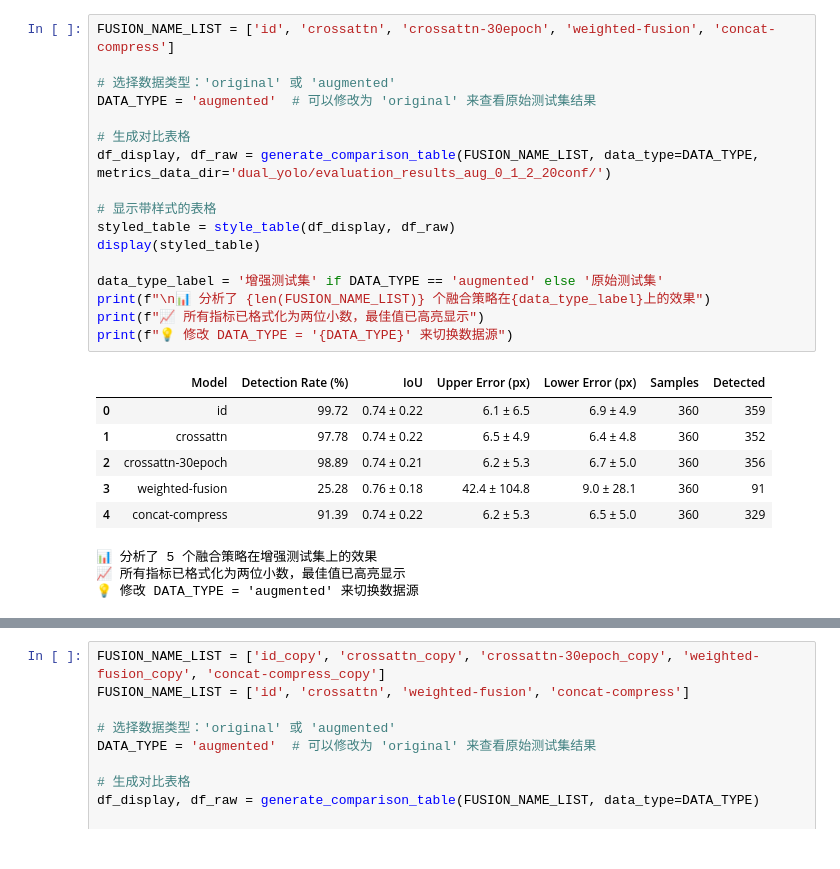
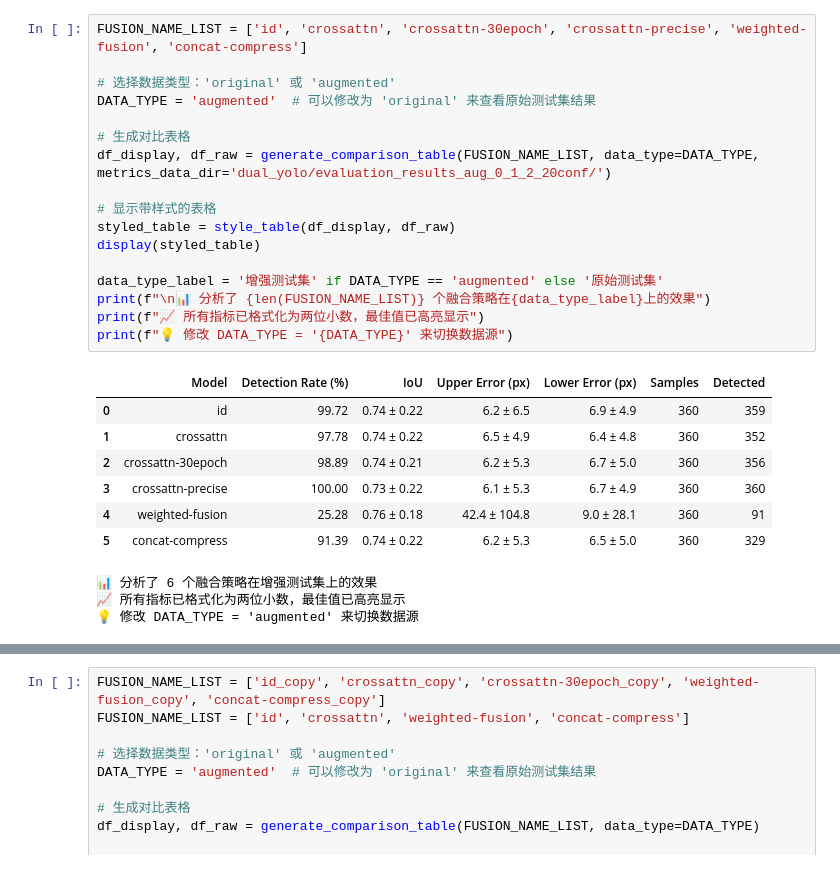
Before and after one commit to xxd-ars/BloodScan, a Jupyter notebook: dual_yolo/d_model_evaluate_vis.ipynb, the cells around one changed output, grey strips where cells are left out. Drawn from its saved outputs; the diff is of its cells as text.

```diff
--- a/dual_yolo/d_model_evaluate_vis.ipynb
+++ b/dual_yolo/d_model_evaluate_vis.ipynb
@@ -252,30 +270,31 @@ def style_table(df_display, df_raw):
 
     return styled_df
 # %%
-FUSION_NAME_LIST = ['id', 'crossattn', 'crossattn-30epoch', 'weighted-fusion', 'concat-compress']
+FUSION_NAME_LIST = ['id', 'crossattn', 'crossattn-30epoch', 'crossattn-precise', 'weighted-fusion', 'concat-compress']
 
 # 选择数据类型：'original' 或 'augmented'
 DATA_TYPE = 'augmented'  # 可以修改为 'original' 来查看原始测试集结果
 
 # 生成对比表格
 df_display, df_raw = generate_comparison_table(FUSION_NAME_LIST, data_type=DATA_TYPE, metrics_data_dir='dual_yolo/evaluation_results_aug_0_1_2_20conf/')
 
 # 显示带样式的表格
 styled_table = style_table(df_display, df_raw)
 display(styled_table)
 
 data_type_label = '增强测试集' if DATA_TYPE == 'augmented' else '原始测试集'
 print(f"\n📊 分析了 {len(FUSION_NAME_LIST)} 个融合策略在{data_type_label}上的效果")
 print(f"📈 所有指标已格式化为两位小数，最佳值已高亮显示")
 print(f"💡 修改 DATA_TYPE = '{DATA_TYPE}' 来切换数据源")
 # %% [output]
 |  | Model | Detection Rate (%) | IoU | Upper Error (px) | Lower Error (px) | Samples | Detected |
-| 0 | id | 99.72 | 0.74 ± 0.22 | 6.1 ± 6.5 | 6.9 ± 4.9 | 360 | 359 |
+| 0 | id | 99.72 | 0.74 ± 0.22 | 6.2 ± 6.5 | 6.9 ± 4.9 | 360 | 359 |
 | 1 | crossattn | 97.78 | 0.74 ± 0.22 | 6.5 ± 4.9 | 6.4 ± 4.8 | 360 | 352 |
 | 2 | crossattn-30epoch | 98.89 | 0.74 ± 0.21 | 6.2 ± 5.3 | 6.7 ± 5.0 | 360 | 356 |
-| 3 | weighted-fusion | 25.28 | 0.76 ± 0.18 | 42.4 ± 104.8 | 9.0 ± 28.1 | 360 | 91 |
-| 4 | concat-compress | 91.39 | 0.74 ± 0.22 | 6.2 ± 5.3 | 6.5 ± 5.0 | 360 | 329 |
+| 3 | crossattn-precise | 100.00 | 0.73 ± 0.22 | 6.1 ± 5.3 | 6.7 ± 4.9 | 360 | 360 |
+| 4 | weighted-fusion | 25.28 | 0.76 ± 0.18 | 42.4 ± 104.8 | 9.0 ± 28.1 | 360 | 91 |
+| 5 | concat-compress | 91.39 | 0.74 ± 0.22 | 6.2 ± 5.3 | 6.5 ± 5.0 | 360 | 329 |
-📊 分析了 5 个融合策略在增强测试集上的效果
+📊 分析了 6 个融合策略在增强测试集上的效果
 📈 所有指标已格式化为两位小数，最佳值已高亮显示
 💡 修改 DATA_TYPE = 'augmented' 来切换数据源
 # %%
```
Also changed, not shown: parts of 10 cells of this notebook, 36 other files.
